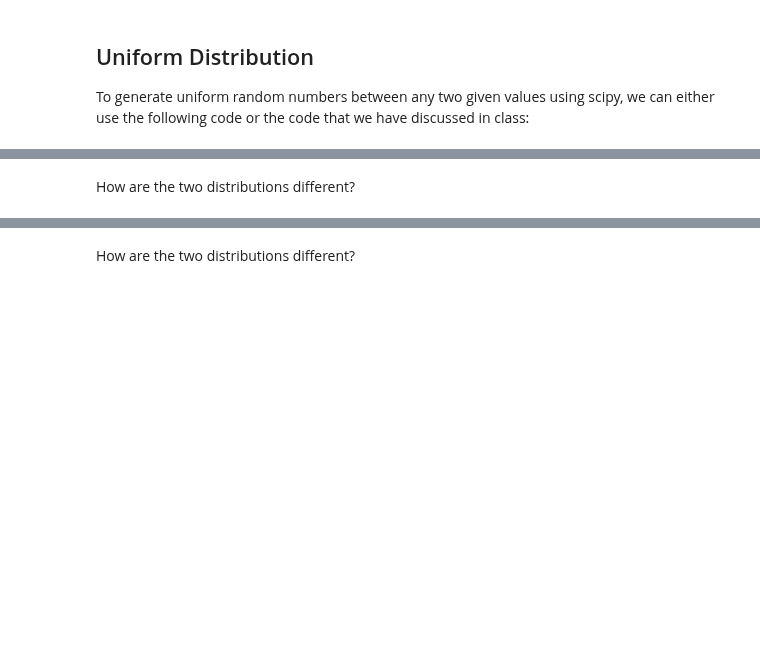
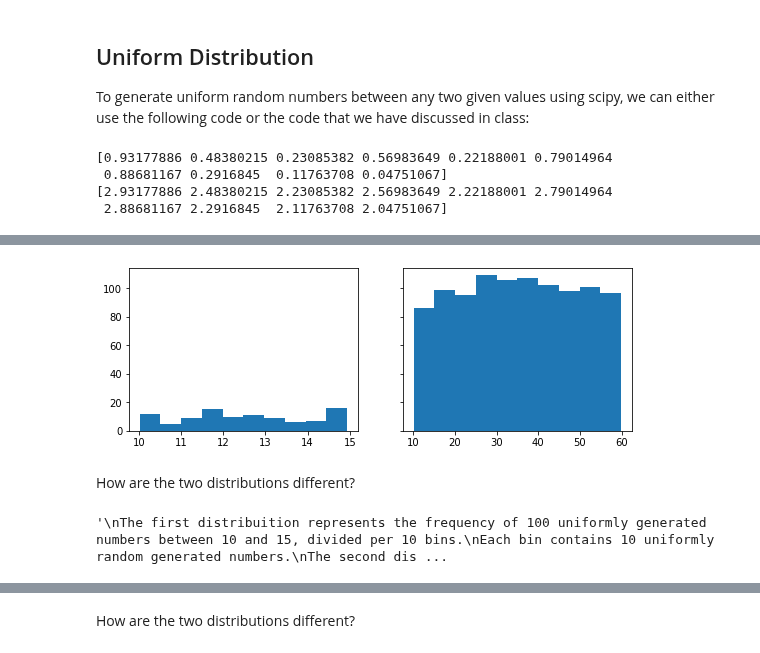
Before and after one commit to ta-data-lis/lab-probability-distributions, a Jupyter notebook: your-code/continuous.ipynb, the cells around one changed output, grey strips where cells are left out. Cells and saved outputs as stored; diff of their text form; code cells hidden in the pictures; blank space fills up the shorter version.

```diff
--- a/your-code/continuous.ipynb
+++ b/your-code/continuous.ipynb
@@ -19,10 +27,16 @@ discussed in class:
 # %%
 from scipy.stats import uniform
 x = uniform.rvs(size=10)
+print (x)
 a = 2
 b = 3
 randoms  = a + (b-a)*x
 print(randoms)
+# %% [output]
+[0.93177886 0.48380215 0.23085382 0.56983649 0.22188001 0.79014964
+ 0.88681167 0.2916845  0.11763708 0.04751067]
+[2.93177886 2.48380215 2.23085382 2.56983649 2.22188001 2.79014964
+ 2.88681167 2.2916845  2.11763708 2.04751067]
 # %% [markdown]
 **Your task:**
 
@@ -47,2 +59,15 @@ Your output should look like below:
+# %%
+# your code here
+def random_num(a,b,count):
+    x=uniform.rvs(size=count)
+    randoms=a + (b-a)*x
+    return randoms
+
+fig, axs = plt.subplots(1, 2, figsize=(9, 3), sharey=True)
+axs[0].hist(random_num(10,15,100),bins=10)
+axs[1].hist(random_num(10,60,1000),bins=10)
+plt.show()
+# %% [output]
+[figure, added]
 # %% [markdown]
 How are the two distributions different?
@@ -51,3 +74,17 @@ How are the two distributions different?
+# %%
+# your answer here:
+#random_num(10,15,100)
+#random_num(10,60,1000)
+
+"""
+The first distribuition represents the frequency of 100 uniformly generated numbers between 10 and 15, divided per 10 bins.
+Each bin contains 10 uniformly random generated numbers.
+The second distribuition represents the frequency of 1000 uniformly generated numbers between 10 and 60, divided per 10 bins.
+Each bin contains 100 uniformly random generated numbers.
+
+"""
+# %% [output]
+'\nThe first distribuition represents the frequency of 100 uniformly generated numbers between 10 and 15, divided per 10 bins.\nEach bin contains 10 uniformly random generated numbers.\nThe second dis ...
 # %% [markdown]
 ## Normal Distribution
 
```
Also changed, not shown: parts of 20 cells of this notebook.
